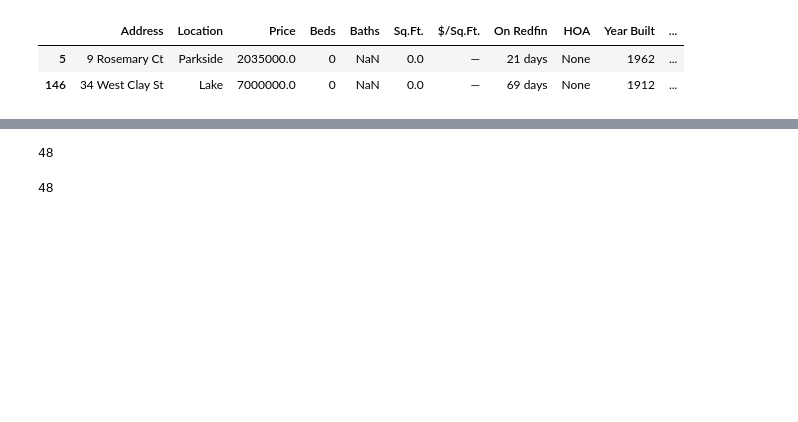
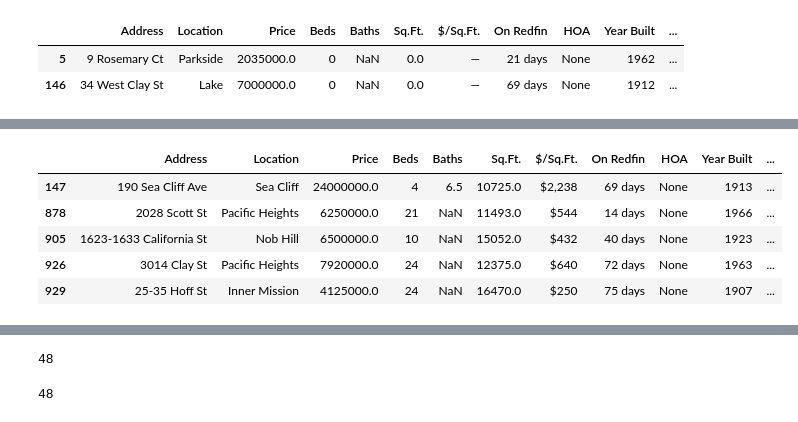
Before and after one commit to sarazong/Predicting_SF_Housing_Price, a Jupyter notebook: MetisP2_cleaning_EDA1.ipynb, the cells around one changed output, grey strips where cells are left out. Cells and saved outputs as stored; diff of their text form; code cells hidden in the pictures; blank space fills up the shorter version.

```diff
--- a/MetisP2_cleaning_EDA1.ipynb
+++ b/MetisP2_cleaning_EDA1.ipynb
@@ -308 +282,13 @@ df[df["Sq.Ft."] > 10000]
+# %%
+# df[df["Sq.Ft."] > 10000]
+
+# to make notebook display less cluttered
+df[df["Sq.Ft."] > 10000].head()
+# %% [output]
+|  | Address | Location | Price | Beds | Baths | Sq.Ft. | $/Sq.Ft. | On Redfin | HOA | Year Built | ... |
+| 147 | 190 Sea Cliff Ave | Sea Cliff | 24000000.0 | 4 | 6.5 | 10725.0 | $2,238 | 69 days | None | 1913 | ... |
+| 878 | 2028 Scott St | Pacific Heights | 6250000.0 | 21 | NaN | 11493.0 | $544 | 14 days | None | 1966 | ... |
+| 905 | 1623-1633 California St | Nob Hill | 6500000.0 | 10 | NaN | 15052.0 | $432 | 40 days | None | 1923 | ... |
+| 926 | 3014 Clay St | Pacific Heights | 7920000.0 | 24 | NaN | 12375.0 | $640 | 72 days | None | 1963 | ... |
+| 929 | 25-35 Hoff St | Inner Mission | 4125000.0 | 24 | NaN | 16470.0 | $250 | 75 days | None | 1907 | ... |
 # %%
```
Also changed, not shown: parts of 47 cells of this notebook, 3 other files.
